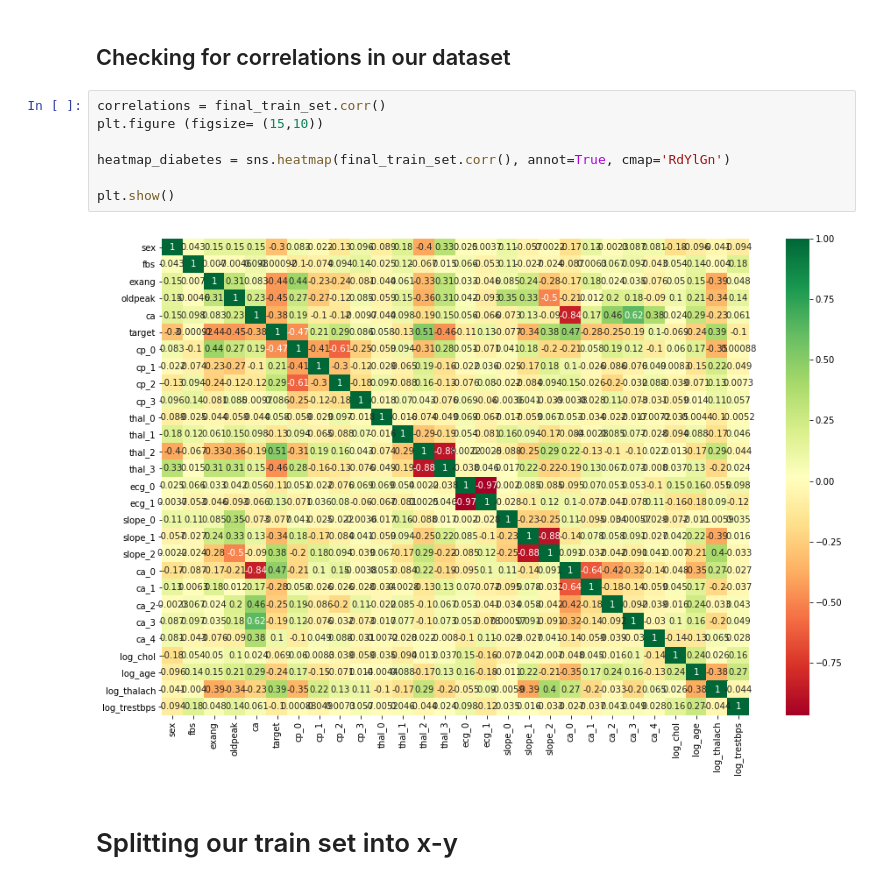
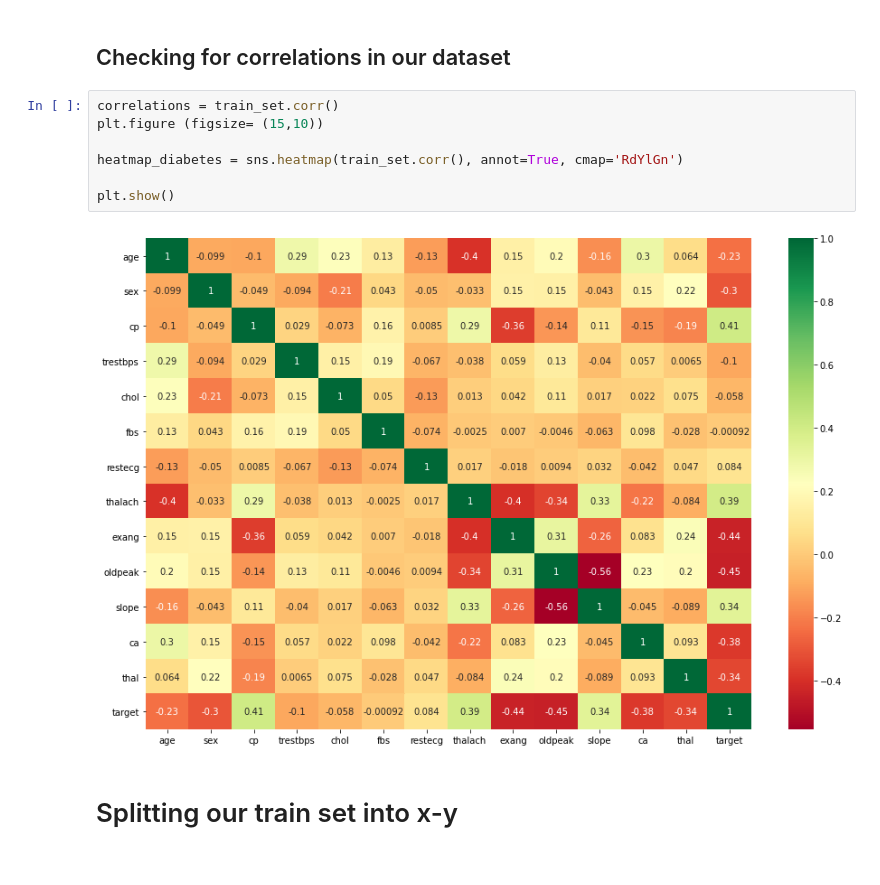
Before and after one commit to yarinl139/ProjectSemesterA, a Jupyter notebook: ClassificationProject.ipynb, the cells around one changed output. Saved outputs shown, nothing was run; the diff lists cells and outputs as text.

Commit message:
changing corr matrix

```diff
--- a/ClassificationProject.ipynb
+++ b/ClassificationProject.ipynb
@@ -165,14 +165,14 @@ train_corr = final_train_set.corr()
 # %% [markdown]
 ## Checking for correlations in our dataset
 # %%
-correlations = final_train_set.corr()
+correlations = train_set.corr()
 plt.figure (figsize= (15,10))
 
-heatmap_diabetes = sns.heatmap(final_train_set.corr(), annot=True, cmap='RdYlGn')
+heatmap_diabetes = sns.heatmap(train_set.corr(), annot=True, cmap='RdYlGn')
 
 plt.show()
 # %% [output]
-[figure, old version]
+[figure, new version]
 # %% [markdown]
 # Splitting our train set into x-y
 # %%
```
Also changed, not shown: parts of 4 cells of this notebook.
